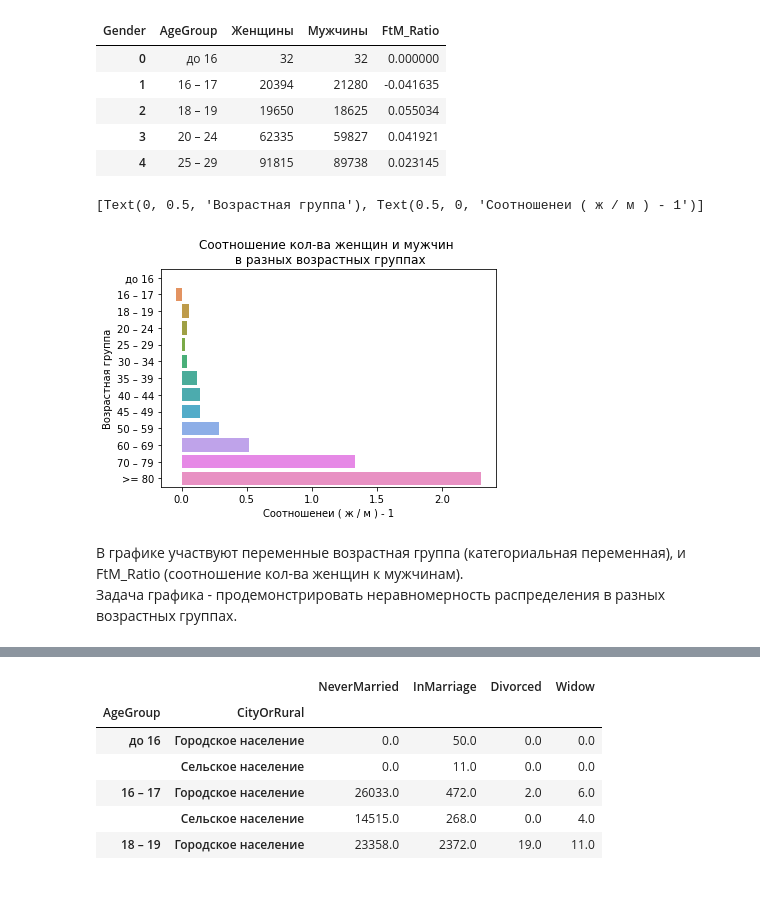
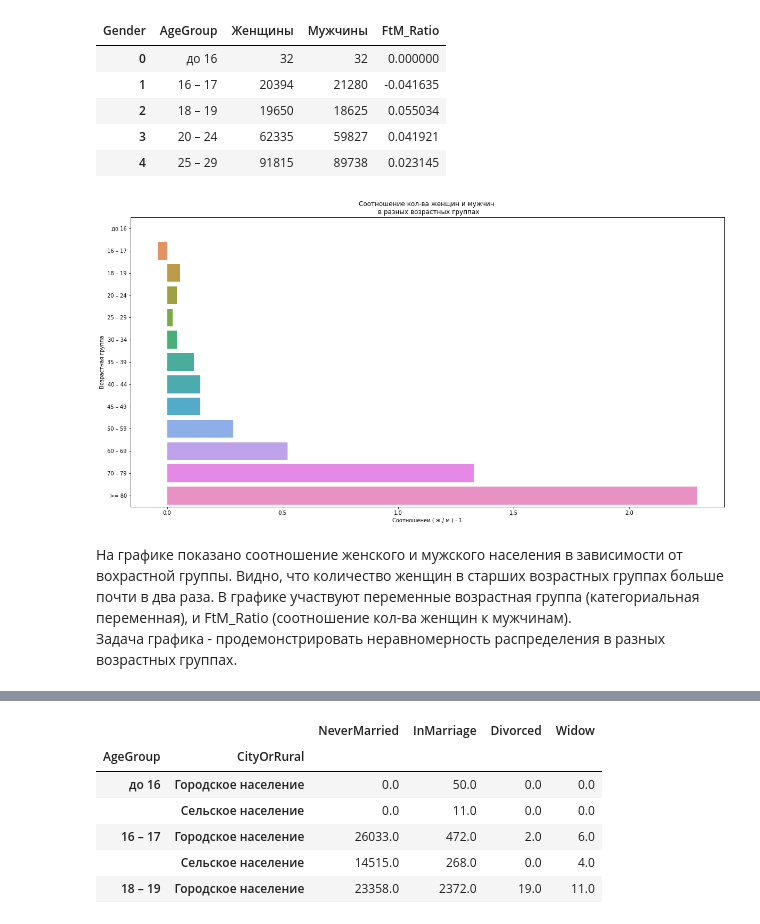
Before and after one commit to tadoran/netology_pyda, a Jupyter notebook: ДЗ 14.ipynb, the cells around one changed output, grey strips where cells are left out. Saved outputs shown, nothing was run; the diff lists cells and outputs as text; code cells hidden in the pictures; blank space fills up the shorter version.

```diff
--- a/ДЗ 14.ipynb
+++ b/ДЗ 14.ipynb
@@ -31,12 +49,14 @@ by_district_age.head()
 | 3 | 20 – 24 | 62335 | 59827 | 0.041921 |
 | 4 | 25 – 29 | 91815 | 89738 | 0.023145 |
 # %%
-g = sns.barplot(y="AgeGroup",x="FtM_Ratio",  data=by_district_age)
+plt.figure(figsize=(20,10))
+g = sns.barplot(y="AgeGroup", x="FtM_Ratio", data=by_district_age)
 g.set_title("Соотношение кол-ва женщин и мужчин \n в разных возрастных группах")
 g.set(xlabel='Соотношенеи ( ж / м ) - 1', ylabel="Возрастная группа")
+plt.show()
 # %% [output]
-[Text(0, 0.5, 'Возрастная группа'), Text(0.5, 0, 'Соотношенеи ( ж / м ) - 1')]
-[figure, old version]
+[figure, new version]
 # %% [markdown]
+На графике показано соотношение женского и мужского населения в зависимости от вохрастной группы.  Видно, что количество женщин в старших возрастных группах больше почти в два раза.
 В графике участвуют переменные возрастная группа (категориальная переменная), и FtM_Ratio (соотношение кол-ва женщин к мужчинам).
 Задача графика - продемонстрировать неравномерность распределения в разных возрастных группах.
```
Also changed, not shown: parts of 20 cells of this notebook.
